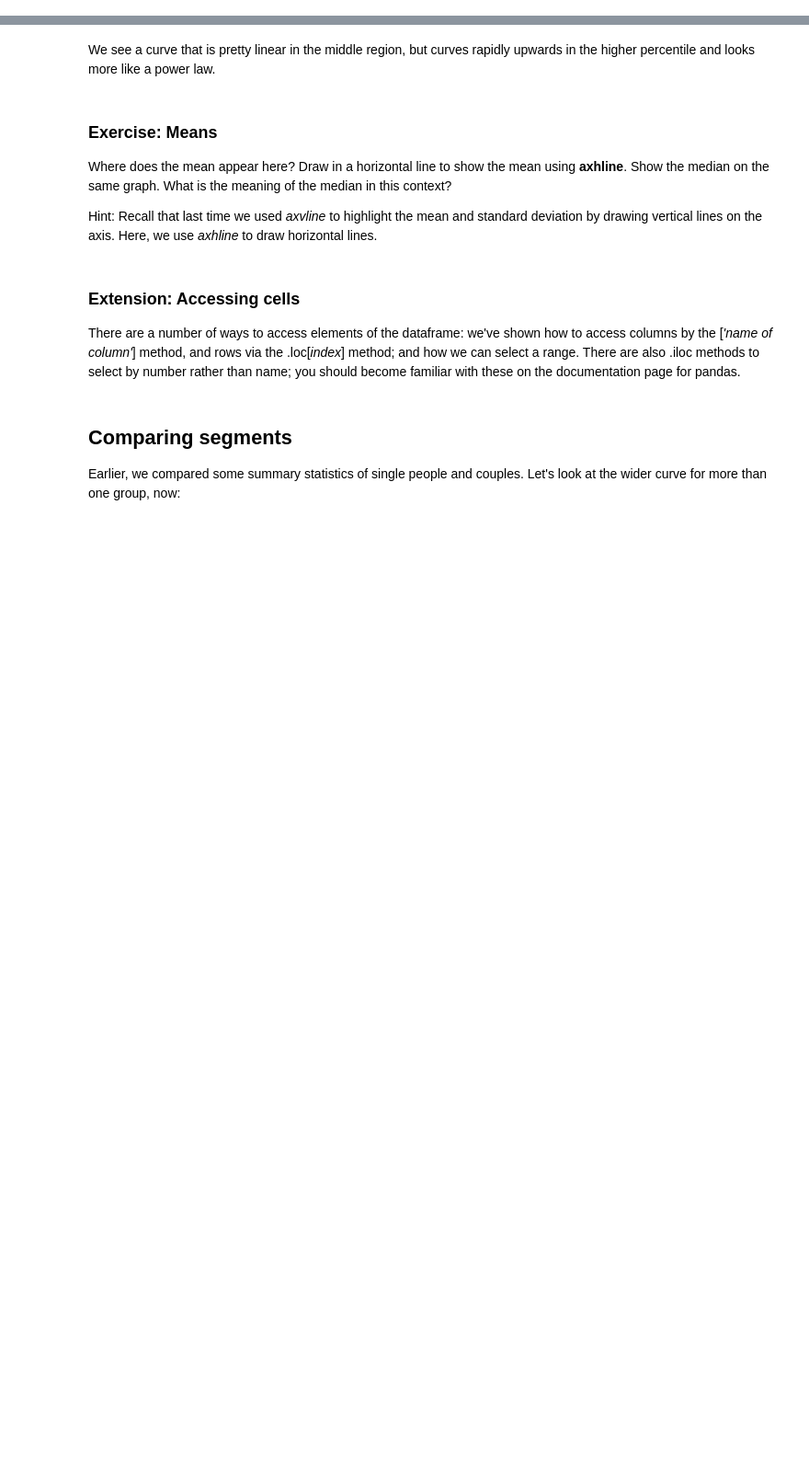
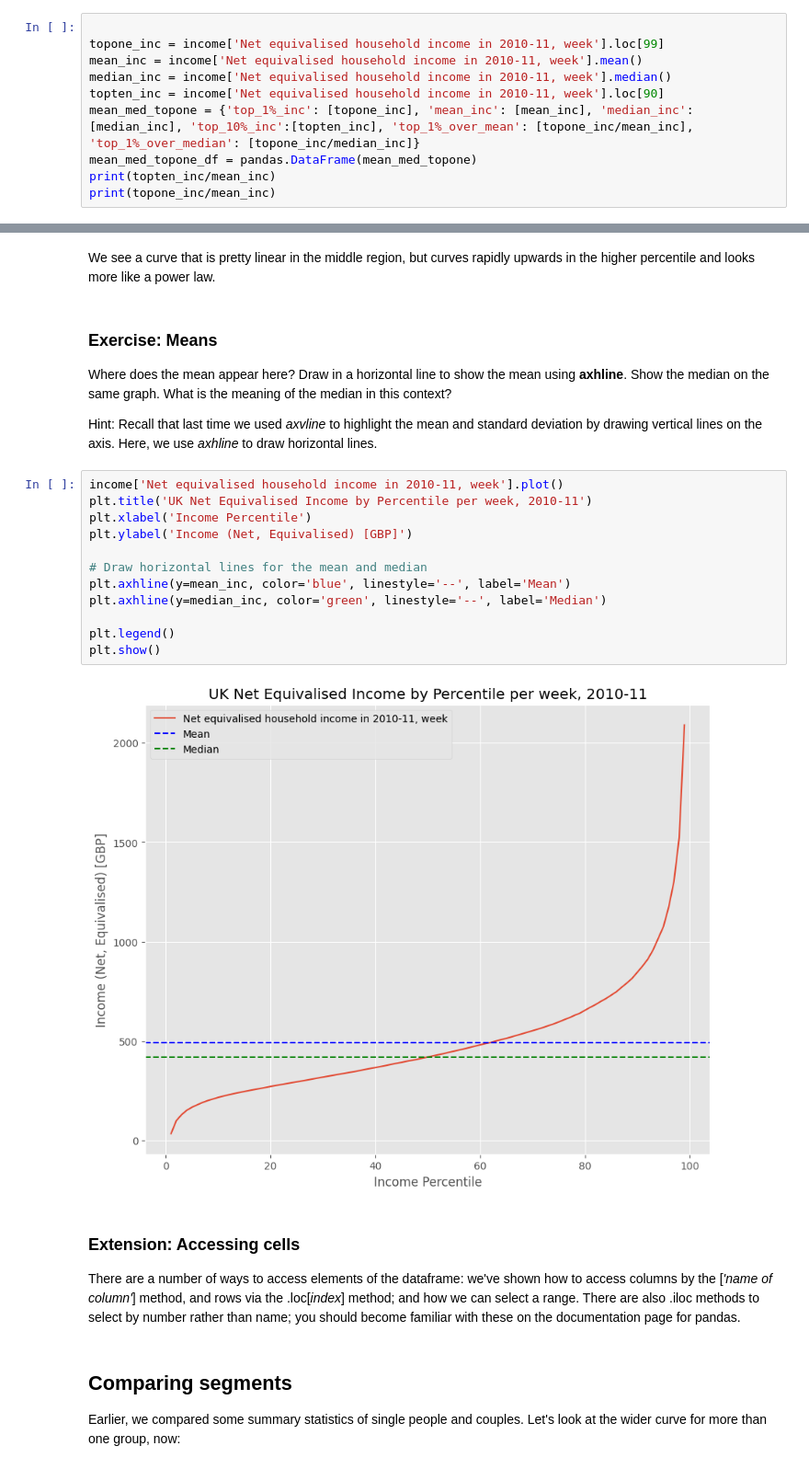
Before and after one commit to rubydelanerolle/QM2, a Jupyter notebook: notebooks/W02. Pandas.ipynb, the cells around one changed output, grey strips where cells are left out. Shown: that part at 92% size. Saved outputs shown, nothing was run; the diff lists cells and outputs as text; blank space fills up the shorter version.

```diff
--- a/notebooks/W02. Pandas.ipynb
+++ b/notebooks/W02. Pandas.ipynb
@@ -191,3 +201,13 @@ How does
 1. The income of "the 1%" compare with the mean and median across the population, as a proportion?
 2. How does the 1% compare with the 90th percentile (the 10%)?
 3. How does the 10% compare with the median and mean?
+# %%
+
+topone_inc = income['Net equivalised household income in 2010-11, week'].loc[99]
+mean_inc = income['Net equivalised household income in 2010-11, week'].mean()
+median_inc = income['Net equivalised household income in 2010-11, week'].median()
+topten_inc = income['Net equivalised household income in 2010-11, week'].loc[90]
+mean_med_topone = {'top_1%_inc': [topone_inc], 'mean_inc': [mean_inc], 'median_inc': [median_inc], 'top_10%_inc':[topten_inc], 'top_1%_over_mean': [topone_inc/mean_inc], 'top_1%_over_median': [topone_inc/median_inc]}
+mean_med_topone_df = pandas.DataFrame(mean_med_topone)
+print(topten_inc/mean_inc)
+print(topone_inc/mean_inc)
@@ -211,6 +234,20 @@ We see a curve that is pretty linear in the middle region, but curves rapidly up
 Where does the mean appear here? Draw in a horizontal line to show the mean using **axhline**. Show the median on the same graph. What is the meaning of the median in this context?
 
 Hint: Recall that last time we used *axvline* to highlight the mean and standard deviation by drawing vertical lines on the axis. Here, we use *axhline* to draw horizontal lines.
+# %%
+income['Net equivalised household income in 2010-11, week'].plot()
+plt.title('UK Net Equivalised Income by Percentile per week, 2010-11')
+plt.xlabel('Income Percentile')
+plt.ylabel('Income (Net, Equivalised) [GBP]')
+
+# Draw horizontal lines for the mean and median
+plt.axhline(y=mean_inc, color='blue', linestyle='--', label='Mean')
+plt.axhline(y=median_inc, color='green', linestyle='--', label='Median')
+
+plt.legend()
+plt.show()
+# %% [output]
+[figure, added]
 # %% [markdown]
 ### Extension: Accessing cells
 
```
Also changed, not shown: parts of 15 cells of this notebook.
